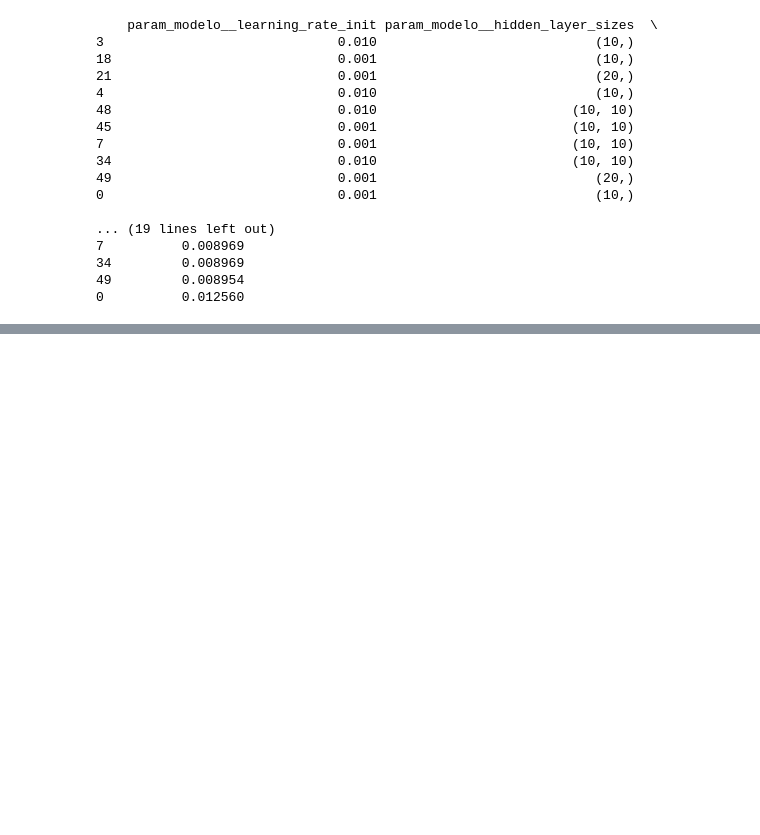
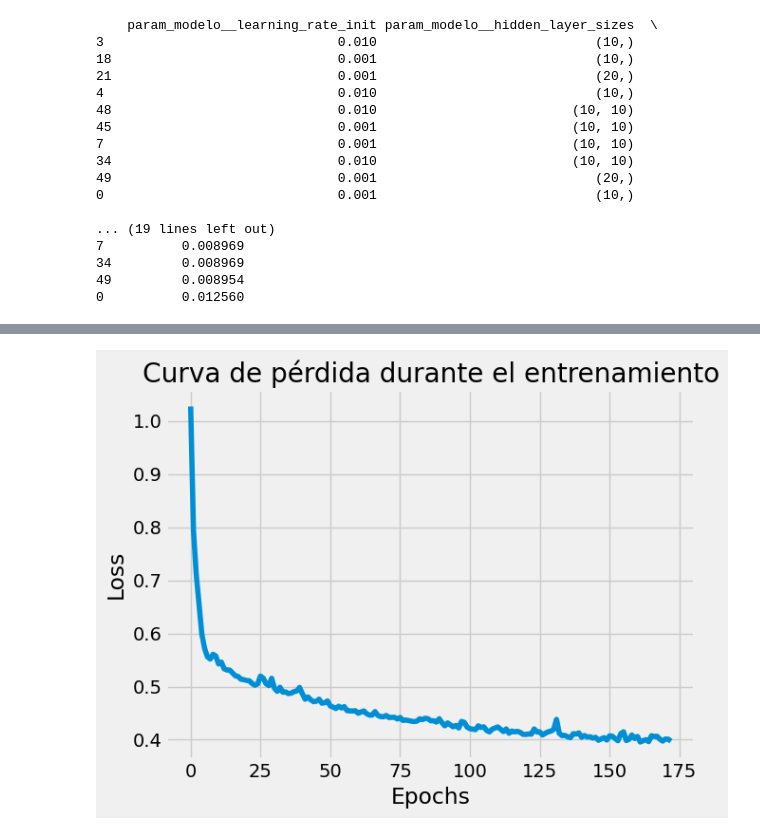
Before and after one commit to jeankrabbat/Trabajo-grupal-2, a Jupyter notebook: model.ipynb, the cells around one changed output, grey strips where cells are left out. Drawn from its saved outputs; the diff is of its cells as text; code cells hidden in the pictures; blank space fills up the shorter version.

Commit message:
Act Model

```diff
--- a/model.ipynb
+++ b/model.ipynb
@@ -374,0 +615,21 @@ print(mejores_resultados)
+# %%
+from sklearn.neural_network import MLPClassifier
+import matplotlib.pyplot as plt
+
+# Asegúrate de que tu modelo tenga el solver 'adam' o 'sgd'
+model = MLPClassifier(solver='adam', max_iter=1000, random_state=123)
+
+# Ajusta tu modelo a los datos
+model.fit(X_train, y_train)  # Reemplaza X_train y y_train con tus datos de entrenamiento
+
+# Verifica si el modelo tiene la curva de pérdida
+if hasattr(model, 'loss_curve_'):
+    plt.plot(model.loss_curve_)
+    plt.xlabel('Epochs')
+    plt.ylabel('Loss')
+    plt.title('Curva de pérdida durante el entrenamiento')
+    plt.show()
+else:
+    print("El modelo no tiene una curva de pérdida disponible.")
+# %% [output]
+[figure, added]
```
Also changed, not shown: parts of 5 cells of this notebook.
